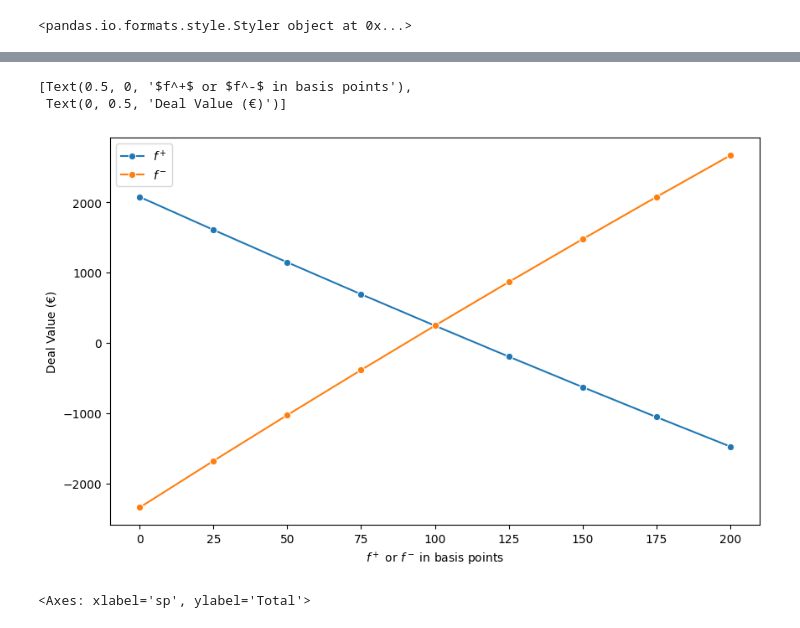
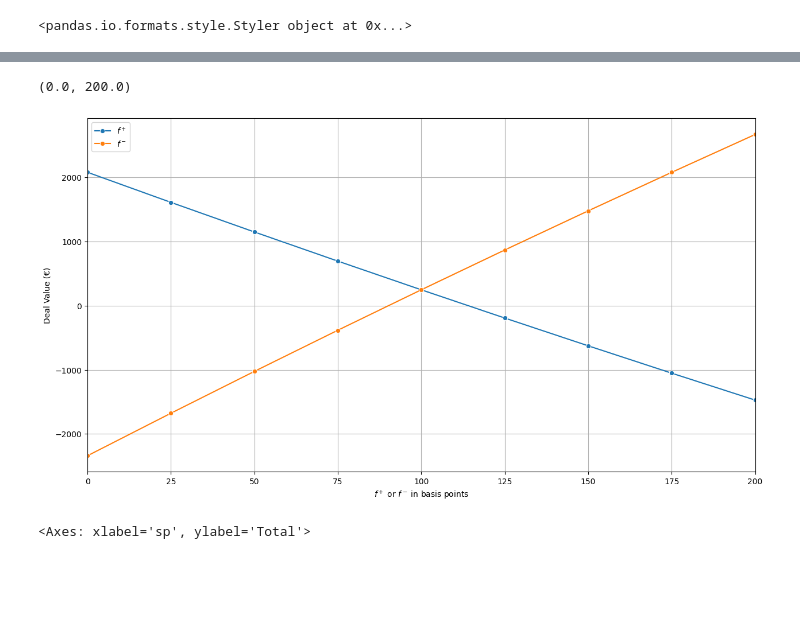
Before and after one commit to Eskild-afk/MasterThesis, a Jupyter notebook: simulationsTimes.ipynb, the cells around one changed output, grey strips where cells are left out. Drawn from its saved outputs; the diff is of its cells as text; code cells hidden in the pictures; blank space fills up the shorter version.

```diff
--- a/simulationsTimes.ipynb
+++ b/simulationsTimes.ipynb
@@ -160,14 +180,15 @@ simTable
 # %%
 forGraphSpreadP = simTable.iloc[np.where((simTable['V0']=='swap'))].iloc[np.where((simTable['sm']==0.01))]
 forGraphSpreadM = simTable.iloc[np.where((simTable['V0']=='swap'))].iloc[np.where((simTable['sp']==0.01))]
-fig, ax = plt.subplots(figsize=(10, 6))
+fig, ax = plt.subplots(figsize=(15, 8))
 ax = sns.lineplot(x=forGraphSpreadP['sp']*10000, y=forGraphSpreadP['Total'],markers=True, marker = 'o', dashes=False, label = '$f^+$')
 ax = sns.lineplot(x=forGraphSpreadM['sm']*10000, y=forGraphSpreadM['Total'],markers=True, marker = 'o', dashes=False, label = '$f^-$')
+ax.grid()
 ax.set(xlabel = '$f^+$ or $f^-$ in basis points', ylabel = 'Deal Value (€)')
+ax.set_xlim(0,200)
 # %% [output]
-[Text(0.5, 0, '$f^+$ or $f^-$ in basis points'),
- Text(0, 0.5, 'Deal Value (€)')]
+(0.0, 200.0)
-[figure, old version]
+[figure, new version]
 # %%
 # %% [output]
 <Axes: xlabel='sp', ylabel='Total'>
```
Also changed, not shown: parts of 1 cell of this notebook, 1 other file.
